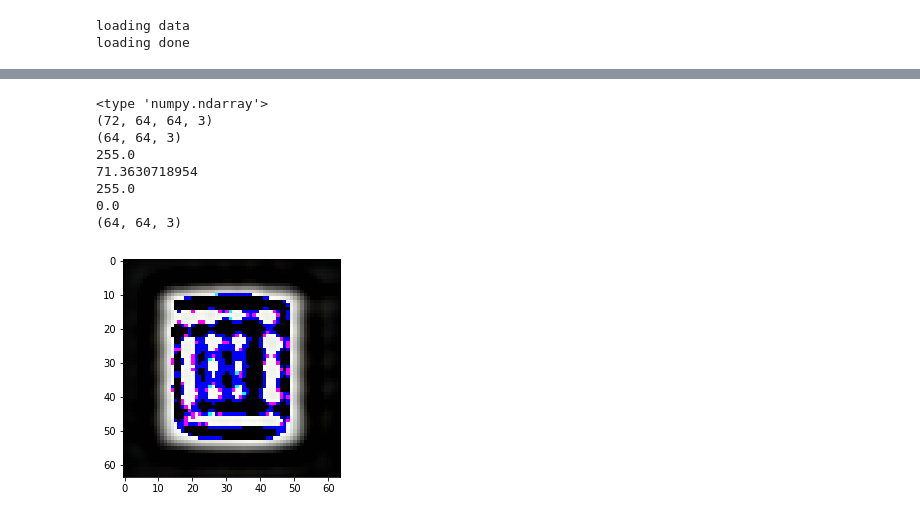
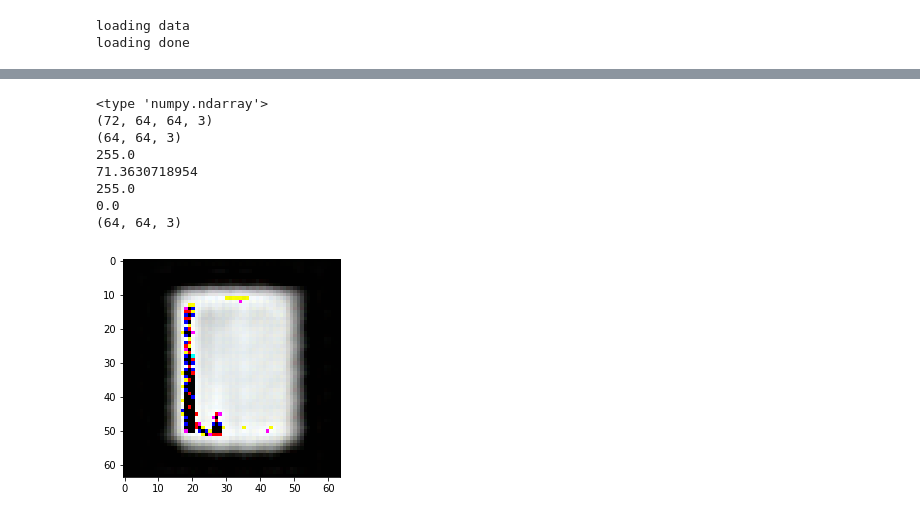
Before and after one commit to Chinmay26/Multi-Viewpoint-Image-generation, a Jupyter notebook: trainers/AutoEncoder.ipynb, the cells around one changed output, grey strips where cells are left out. Cells and saved outputs as stored; diff of their text form; code cells hidden in the pictures.

```diff
--- a/trainers/AutoEncoder.ipynb
+++ b/trainers/AutoEncoder.ipynb
@@ -230,7 +243,7 @@ sess.run(tf.global_variables_initializer())
 
 # Training Parameters
 
-epochs = 20
+epochs = 5
 batch_size = 72
 total_images = 6120
 
@@ -268,0 +282,8 @@ for e in range(epochs):
+# %%
+
+#compare test image
+
+tmp = imageset[6120+71]
+print tmp.shape
+plt.imshow(tmp)
+plt.show()
@@ -278,0 +303,4 @@ print loss
+# %%
+other = np.array(out)
+
+print other.shape
@@ -279,33 +324,43 @@ print loss
+# %%
+out = 1 / (1 + np.exp(-other))
 # %%
+
 out *= max_labels
 out += mean_labels
-
 
 print type(tmp)
 tmp = out[0][...,::-1]
 print out.shape
 print max_labels.shape
 print np.amax(mean_labels)
 print np.amin(mean_labels)
 out = np.around(out)
 out = np.where(out>255,255,out)
 out = np.where(out<0,0,out)
+
+#mmax = np.max(out)
+#mmin = np.min(out)
+
+#out = (out - mmin) / (mmax - mmin)
+#out *= 255
+#out = np.around(out)
+
 print np.amax(out)
 print np.amin(out)
-tmp = out[0][...,::-1]
+tmp = out[71]
 print tmp.shape
 plt.imshow(tmp)
 plt.show()
 # %% [output]
 <type 'numpy.ndarray'>
 (72, 64, 64, 3)
 (64, 64, 3)
 255.0
 71.3630718954
 255.0
 0.0
 (64, 64, 3)
-[figure, old version]
+[figure, new version]
 # %%
 test_labels *= max_labels
 test_labels += mean_labels
```
Also changed, not shown: parts of 11 cells of this notebook.
